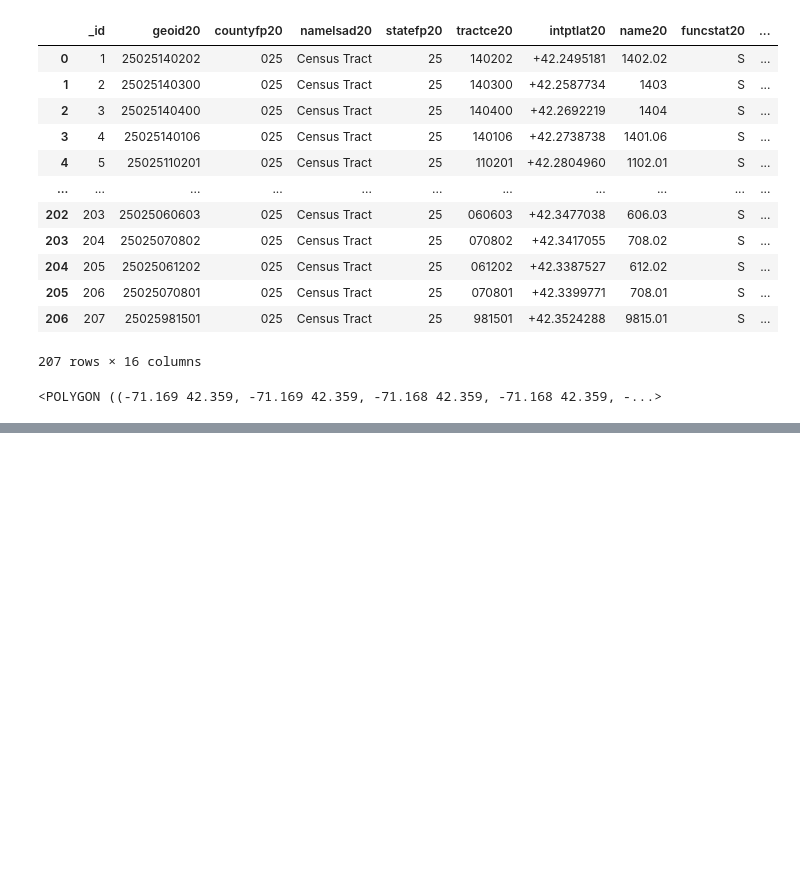
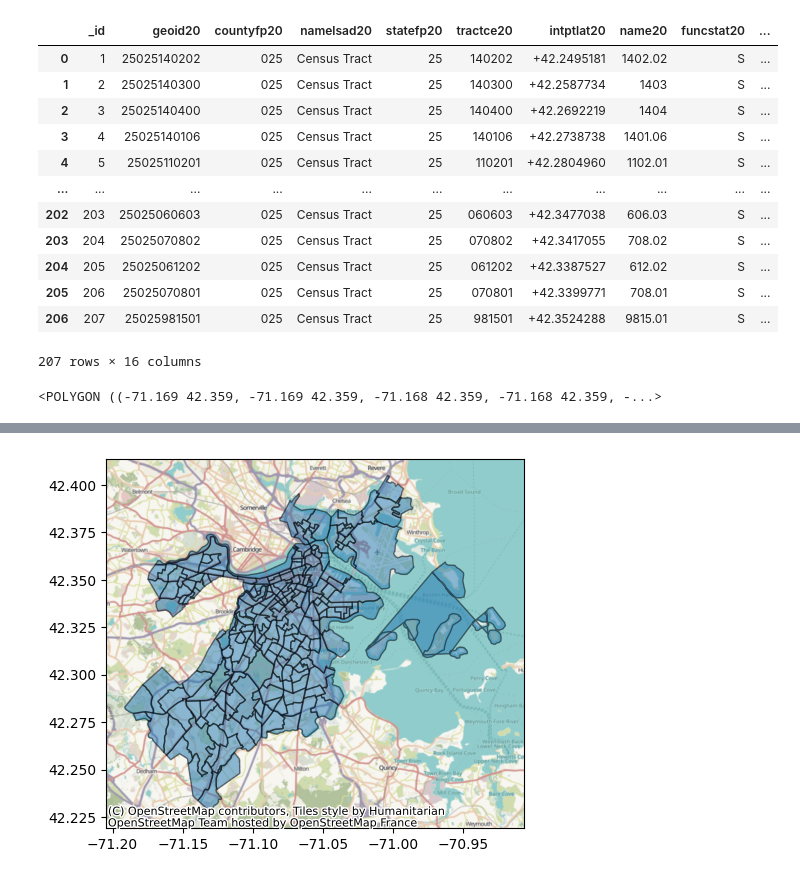
Before and after one commit to josephheadley3/food-inspection-prediction-model, a Jupyter notebook: data_cleaning_steps.ipynb, the cells around one changed output, grey strips where cells are left out. Cells and saved outputs as stored; diff of their text form; code cells hidden in the pictures; blank space fills up the shorter version.

```diff
--- a/data_cleaning_steps.ipynb
+++ b/data_cleaning_steps.ipynb
@@ -580,0 +796,4 @@ NameError: name 'census_df' is not defined
+# %%
+cx.add_basemap(stovfw_df.plot(alpha=0.5, edgecolor="k"), crs="EPSG:4326")
+# %% [output]
+[figure, added]
```
Also changed, not shown: parts of 52 cells of this notebook, 1 other file.
